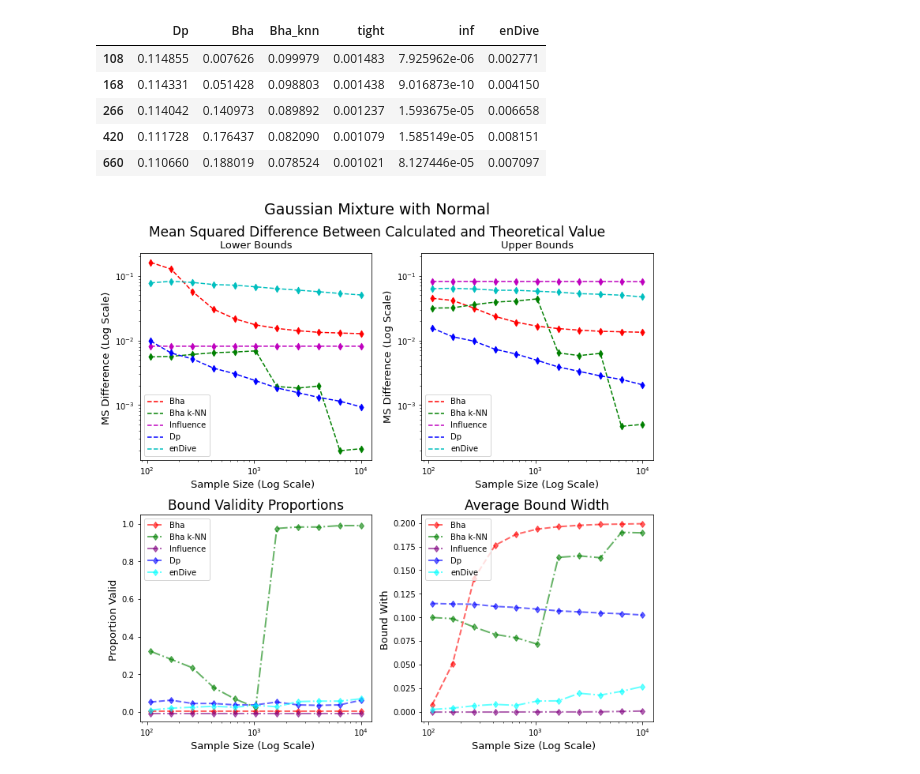
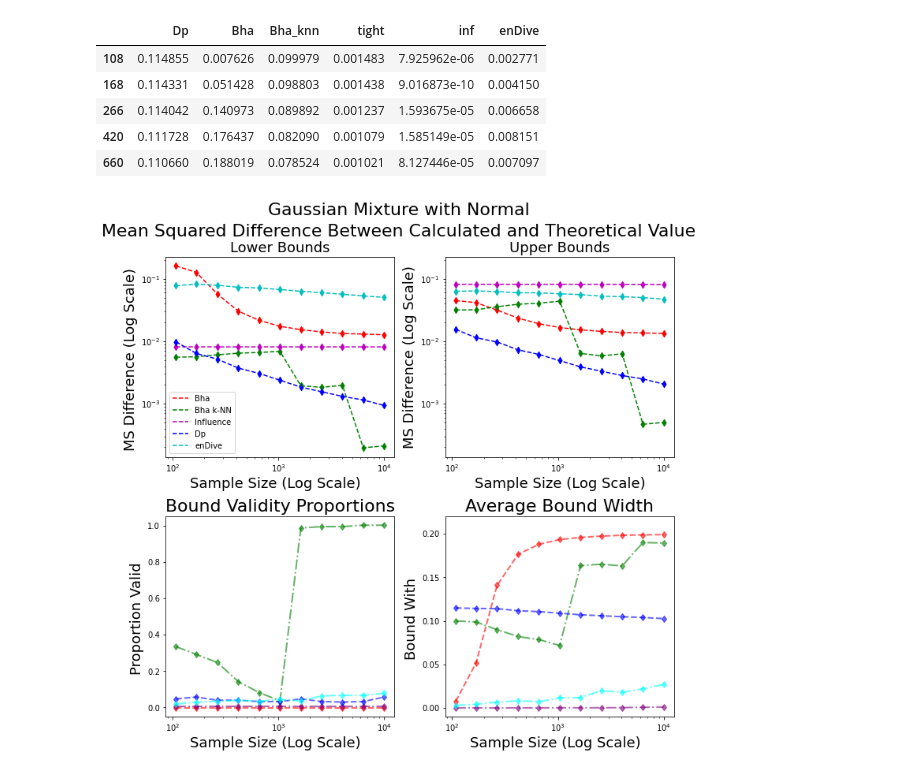
Before and after one commit to rj-may/BER_Bounds_Eval, a Jupyter notebook: normal_plots/gm_fixed.ipynb, the cells around one changed output. Saved outputs shown, nothing was run; the diff lists cells and outputs as text; code cells hidden in the pictures.

```diff
--- a/normal_plots/gm_fixed.ipynb
+++ b/normal_plots/gm_fixed.ipynb
@@ -599,7 +599,7 @@ bound_width_df.head()
 | 420 | 0.111728 | 0.176437 | 0.082090 | 0.001079 | 1.585149e-05 | 0.008151 |
 | 660 | 0.110660 | 0.188019 | 0.078524 | 0.001021 | 8.127446e-05 | 0.007097 |
 # %%
-fs =13
+fs =18
 
 fig, axes = plt.subplots(nrows=2, ncols=2, figsize=(10, 10))
 st = fig.suptitle("Gaussian Mixture with Normal", fontsize=fs+6)
@@ -635,10 +635,8 @@ ax.scatter(sample_sizes, lower_mse_enDive,  color='c', marker='d')
 ax.set_xlabel("Sample Size (Log Scale)  ", fontsize = fs)
 ax.set_ylabel("MS Difference (Log Scale) ", fontsize=fs)
 ax.set_title("Lower Bounds", fontsize = fs)
+ax.legend()
 
-
-
-ax.legend()
 
 ax = axes[0][1]
 
@@ -666,7 +664,7 @@ ax.scatter(sample_sizes, upper_mse_enDive,  color='c', marker='d')
 ax.set_xlabel("Sample Size (Log Scale)", fontsize = fs)
 ax.set_ylabel("MS Difference (Log Scale)", fontsize=fs)
 ax.set_title("Upper Bounds", fontsize = fs)
-ax.legend()
+# ax.legend()
 
 
 
@@ -689,35 +687,37 @@ ax.set_xlabel("Sample Size (Log Scale)  ", fontsize = fs)
 ax.set_ylabel("Proportion Valid ", fontsize=fs)
 ax.set_ylim(-0.05,1.05)
 ax.set_title("Bound Validity Proportions" , fontsize = fs +4)
-ax.legend()
+# ax.legend()
 
 
 ax = axes[1][1]
 
 ax.set_xscale('log', base=10)
 # ax.set_yscale('log', base=10)
 
 
 ax.plot(bound_width_df["Bha"],'r--d', label='Bha', alpha = overlapping, linewidth=lw )
 ax.plot(bound_width_df["Bha_knn"],'g-.d', label='Bha k-NN', alpha = overlapping, linewidth = lw)
 ax.plot(bound_width_df["inf"],color = 'purple',ls = "-.", marker= 'd', label='Influence', alpha = overlapping, linewidth = lw)
 ax.plot(bound_width_df["Dp"], 'b--d',  label='Dp', alpha = overlapping, linewidth = lw)
 ax.plot(bound_width_df["enDive"],color = 'cyan',ls = "-.", marker = 'd',label='enDive', alpha = overlapping, linewidth = lw)
 
 # ax.set_xticks(sample_sizes)
 ax.set_xlabel("Sample Size (Log Scale)  ", fontsize = fs)
 ax.set_ylabel("Bound With ", fontsize=fs)
 # ax.set_ylim(0.0, 0.3)
 ax.set_title("Average Bound Width" , fontsize = fs +4)
-ax.legend()
+# ax.legend()
+ax.set_ylim((-0.01, .22))
+
 
 
 fig.tight_layout(rect=[0, 0, 1, 0.97])  # Leave space for the common title
 
 
 
 file_name = r"normal_plots/images/gm_master" + dim_str +  ".png"
 plt.savefig(file_name,facecolor=(1,1,1,1),  bbox_inches='tight', dpi= dpi)
 plt.show()
 # %% [output]
-[figure, old version]
+[figure, new version]
```
Also changed, not shown: parts of 1 cell of this notebook, 17 other files.
